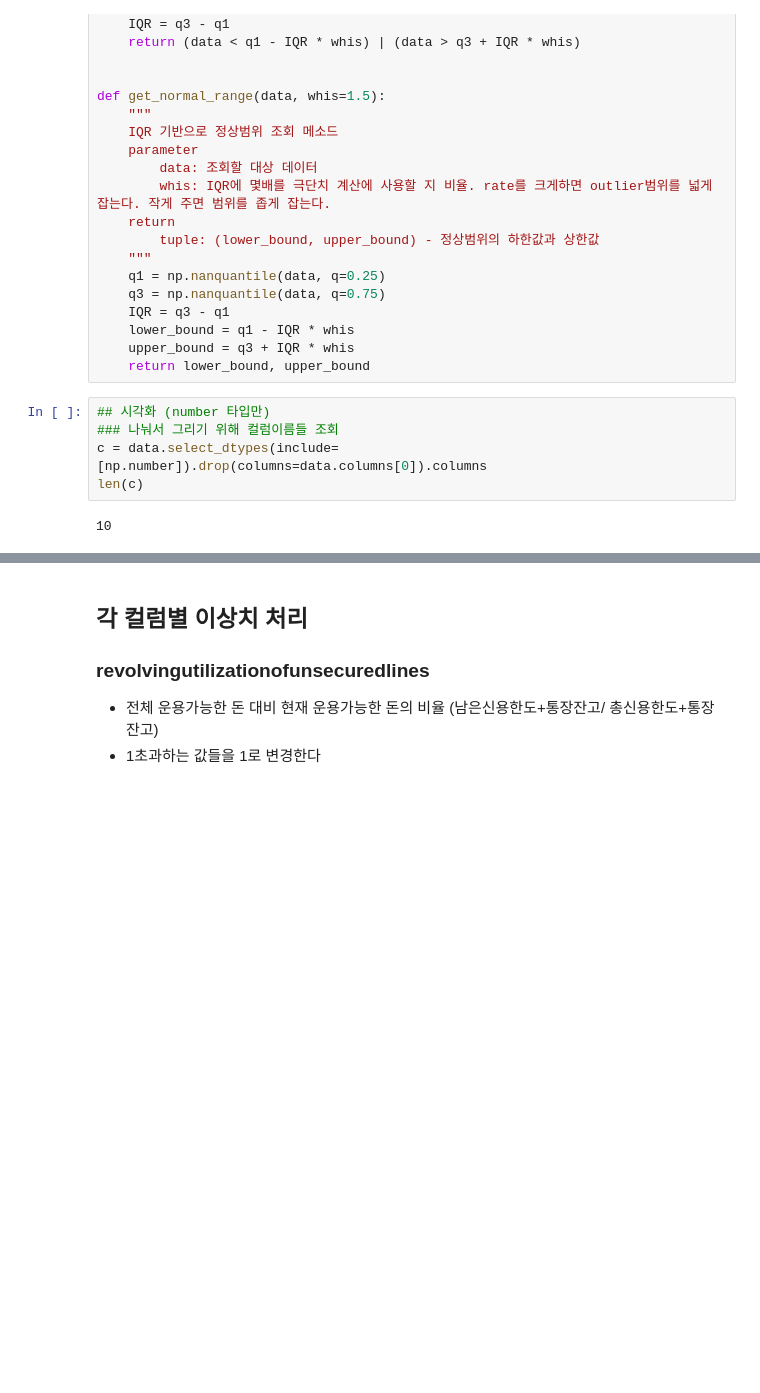
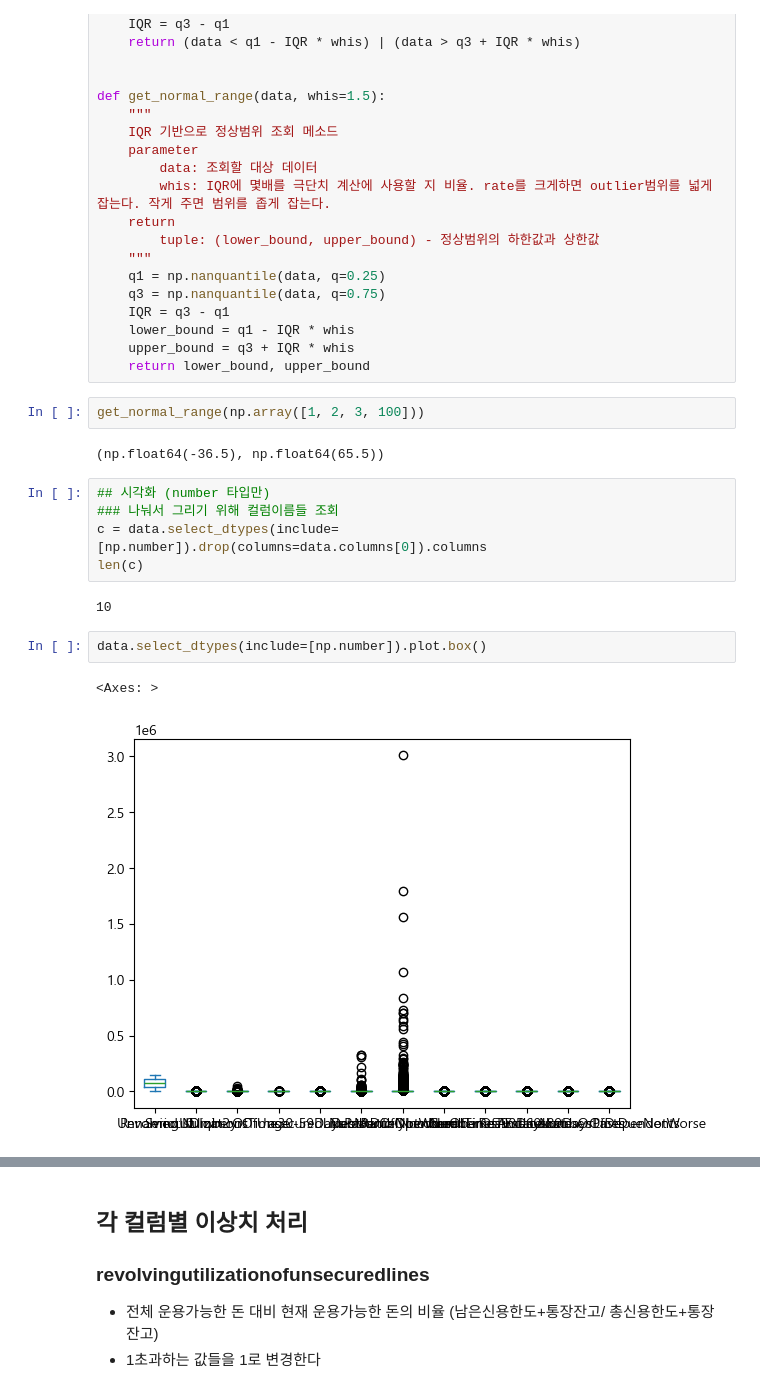
Before and after one commit to kgmyhGit/SKN06, a Jupyter notebook: 08_machine_learning/대출위험도 예측/code/Modeling.ipynb, the cells around one changed output, grey strips where cells are left out. Saved outputs shown, nothing was run; the diff lists cells and outputs as text; blank space fills up the shorter version.

```diff
--- a/08_machine_learning/대출위험도 예측/code/Modeling.ipynb
+++ b/08_machine_learning/대출위험도 예측/code/Modeling.ipynb
@@ -207,6 +210,10 @@ def get_normal_range(data, whis=1.5):
     lower_bound = q1 - IQR * whis
     upper_bound = q3 + IQR * whis
     return lower_bound, upper_bound
+# %%
+get_normal_range(np.array([1, 2, 3, 100]))
+# %% [output]
+(np.float64(-36.5), np.float64(65.5))
 # %%
 ## 시각화 (number 타입만)
 ### 나눠서 그리기 위해 컬럼이름들 조회
@@ -214,5 +221,10 @@ c = data.select_dtypes(include=[np.number]).drop(columns=data.columns[0]).column
 len(c)
 # %% [output]
 10
+# %%
+data.select_dtypes(include=[np.number]).plot.box()
+# %% [output]
+<Axes: >
+[figure, added]
 # %%
 # subplots=True, layout=(3, 4): 3행 4열로 나눠서
```
Also changed, not shown: parts of 5 cells of this notebook, 16 other files.
